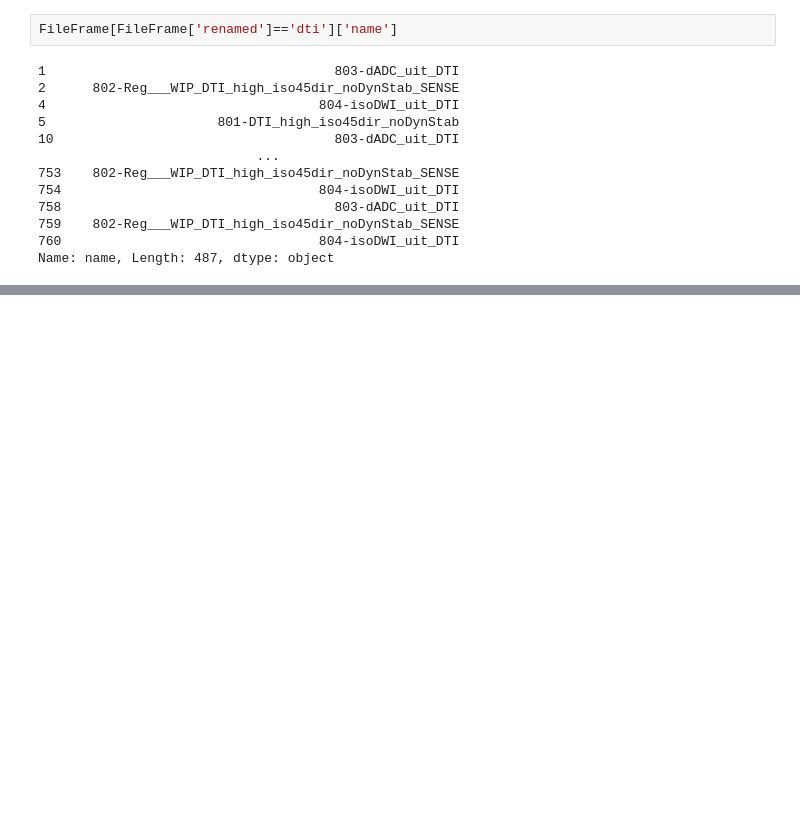
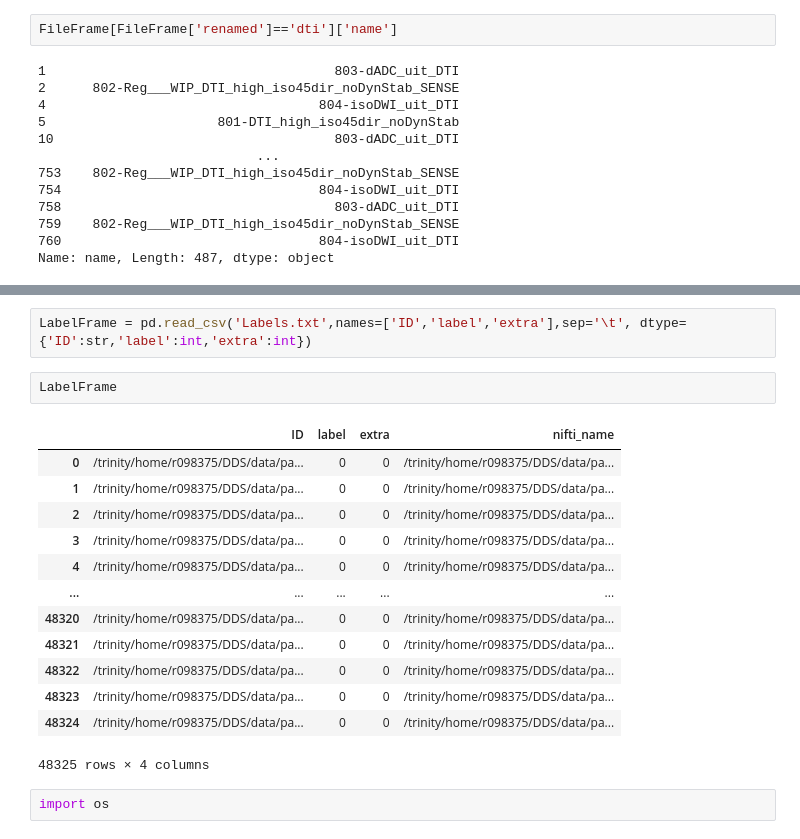
Before and after one commit to SoenkevL/DeepDicomSort, a Jupyter notebook: prototyping/parelsnoer/LabelParelsnoer.ipynb, the cells around one changed output, grey strips where cells are left out. Cells and saved outputs as stored; diff of their text form; blank space fills up the shorter version.

```diff
--- a/prototyping/parelsnoer/LabelParelsnoer.ipynb
+++ b/prototyping/parelsnoer/LabelParelsnoer.ipynb
@@ -133,0 +218,20 @@ Name: name, Length: 487, dtype: object
+# %%
+LabelFrame = pd.read_csv('Labels.txt',names=['ID','label','extra'],sep='\t', dtype={'ID':str,'label':int,'extra':int})
+# %%
+LabelFrame
+# %% [output]
+|  | ID | label | extra | nifti_name |
+| 0 | /trinity/home/r098375/DDS/data/pa... | 0 | 0 | /trinity/home/r098375/DDS/data/pa... |
+| 1 | /trinity/home/r098375/DDS/data/pa... | 0 | 0 | /trinity/home/r098375/DDS/data/pa... |
+| 2 | /trinity/home/r098375/DDS/data/pa... | 0 | 0 | /trinity/home/r098375/DDS/data/pa... |
+| 3 | /trinity/home/r098375/DDS/data/pa... | 0 | 0 | /trinity/home/r098375/DDS/data/pa... |
+| 4 | /trinity/home/r098375/DDS/data/pa... | 0 | 0 | /trinity/home/r098375/DDS/data/pa... |
+| ... | ... | ... | ... | ... |
+| 48320 | /trinity/home/r098375/DDS/data/pa... | 0 | 0 | /trinity/home/r098375/DDS/data/pa... |
+| 48321 | /trinity/home/r098375/DDS/data/pa... | 0 | 0 | /trinity/home/r098375/DDS/data/pa... |
+| 48322 | /trinity/home/r098375/DDS/data/pa... | 0 | 0 | /trinity/home/r098375/DDS/data/pa... |
+| 48323 | /trinity/home/r098375/DDS/data/pa... | 0 | 0 | /trinity/home/r098375/DDS/data/pa... |
+| 48324 | /trinity/home/r098375/DDS/data/pa... | 0 | 0 | /trinity/home/r098375/DDS/data/pa... |
+48325 rows × 4 columns
+# %%
+import os
```
Also changed, not shown: parts of 12 cells of this notebook, 5 other files.
